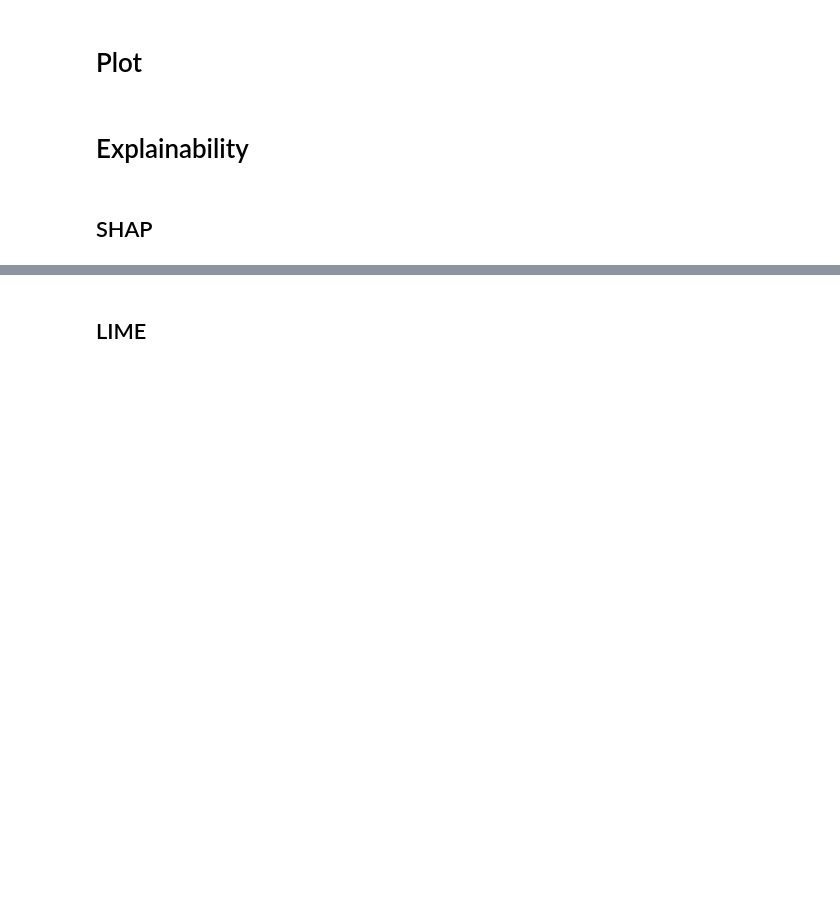
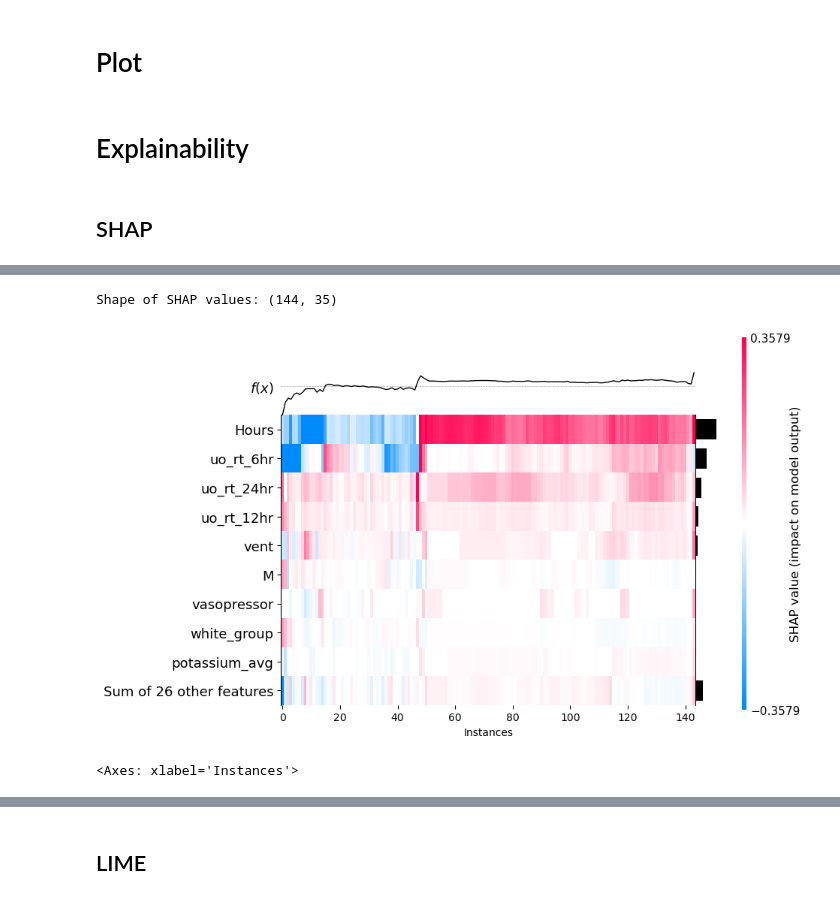
Before and after one commit to charicf/DoctorDisease2.0_AKI, a Jupyter notebook: ml_model/LSTM_features.ipynb, the cells around one changed output, grey strips where cells are left out. Cells and saved outputs as stored; diff of their text form; code cells hidden in the pictures; blank space fills up the shorter version.

```diff
--- a/ml_model/LSTM_features.ipynb
+++ b/ml_model/LSTM_features.ipynb
@@ -751,7 +785,7 @@ fig.show()
 # Run test on saved model best_classifier
 # remember to use the same hyperparameters as in training
 args = {
-    "best_model": str((Path(model_save_dir) / args_detail).with_suffix(".pth")),
+    "best_model": str((Path(model_path) / args_detail).with_suffix(".pth")),
     "dim": 35,  # 35
     "dropout": 0.2,
     "batch_size": 16,
@@ -764,3 +798,5 @@ args = {
     "imputation": "previous",
     "normalizer_state": None,
 }
+
+args
@@ -831,0 +947,4 @@ e = shap.GradientExplainer(model, background)  # Seems to be working
+# %%
+model.train()
+shap_values = explainer.shap_values(test_data)
+model.eval()
@@ -832,3 +1002,38 @@ e = shap.GradientExplainer(model, background)  # Seems to be working
+# %%
+import shap
+import torch
+
+# Ensure model is in evaluation mode
+model.eval()
+
+# Disable cuDNN for RNN if necessary
+torch.backends.cudnn.enabled = False
+
+# Explaining predictions using SHAP DeepExplainer without additivity check
+explainer = shap.DeepExplainer(model, background)
+shap_values = explainer.shap_values(test_data, check_additivity=False)
+
+# If shap_values is a list, extract the first element (assuming it's the relevant output)
+shap_values = shap_values[0]  # Adjust this if needed for multi-output models
+
+# Squeeze the SHAP values if necessary
+shap_values_squeezed = shap_values.squeeze(-1)  # Assuming you want to remove singleton dimensions
+
+print(f"Shape of SHAP values: {shap_values_squeezed.shape}")
+
+
+# Wrap the SHAP values in a shap.Explanation object for plotting
+shap_values_explanation = shap.Explanation(values=shap_values_squeezed,
+                                           data=test_data,
+                                        #    feature_names=[f"Feature {i}" for i in range(shap_values_squeezed.shape[1])]
+                                           feature_names=train_dataset.features)
+
+# Plot the heatmap of the SHAP values
+shap.plots.heatmap(shap_values_explanation)
+# %% [output]
+Shape of SHAP values: (144, 35)
+[figure, added]
+<Axes: xlabel='Instances'>
 # %%
 try:
     fig, ax = plt.subplots(1, 1, figsize=(8, 8))
```
Also changed, not shown: parts of 39 cells of this notebook, 1 other file.
